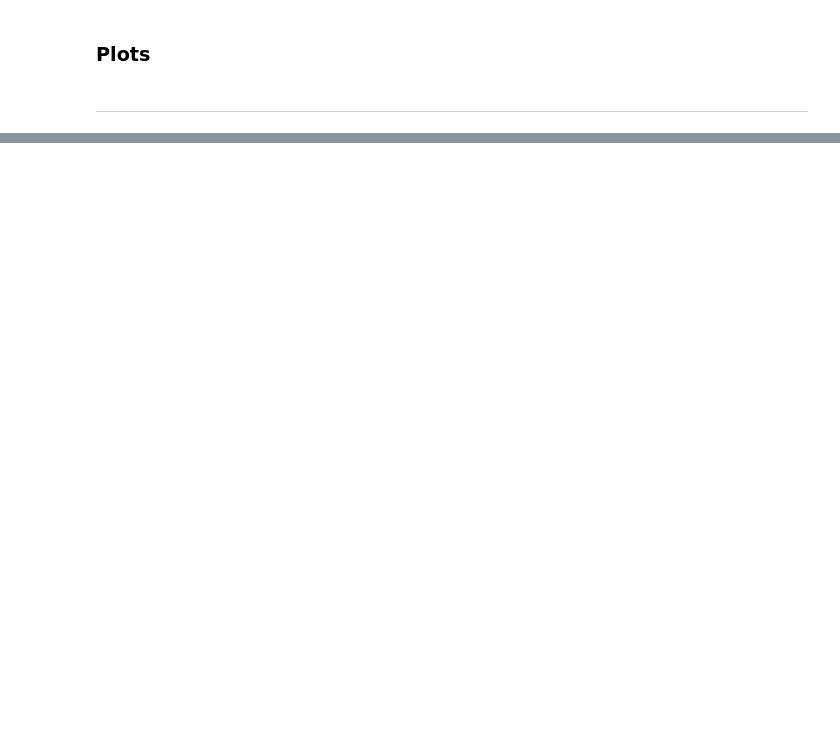
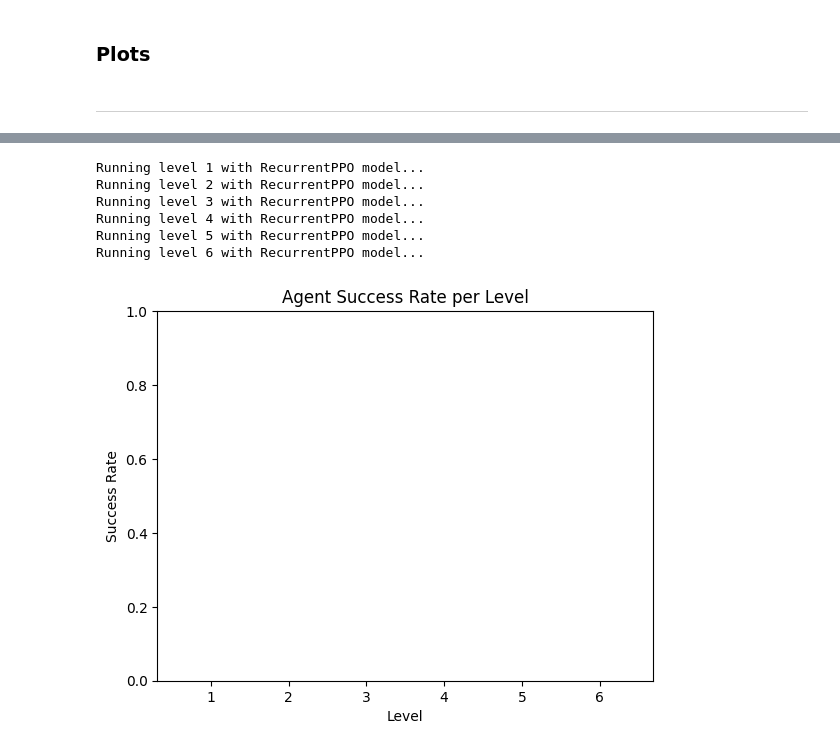
Before and after one commit to Ludwilton/RL-Gaming, a Jupyter notebook: src/rl_gaming/presentation.ipynb, the cells around one changed output, grey strips where cells are left out. Drawn from its saved outputs; the diff is of its cells as text; code cells hidden in the pictures; blank space fills up the shorter version.

```diff
--- a/src/rl_gaming/presentation.ipynb
+++ b/src/rl_gaming/presentation.ipynb
@@ -92,0 +119,13 @@ model.learn(total_timesteps=n_timesteps, callback=callback, progress_bar=True)
+# %%
+recurrent_ppo_model_path = Path("../../models/run_13/model.zip")
+model_actions_results = evaluate_all_levels_with_model_recurrent_ppo(recurrent_ppo_model_path)
+
+bar_plot_levels_success_rate(model_actions_results)
+# %% [output]
+Running level 1 with RecurrentPPO model...
+Running level 2 with RecurrentPPO model...
+Running level 3 with RecurrentPPO model...
+Running level 4 with RecurrentPPO model...
+Running level 5 with RecurrentPPO model...
+Running level 6 with RecurrentPPO model...
+[figure, added]
```
Also changed, not shown: parts of 6 cells of this notebook.
